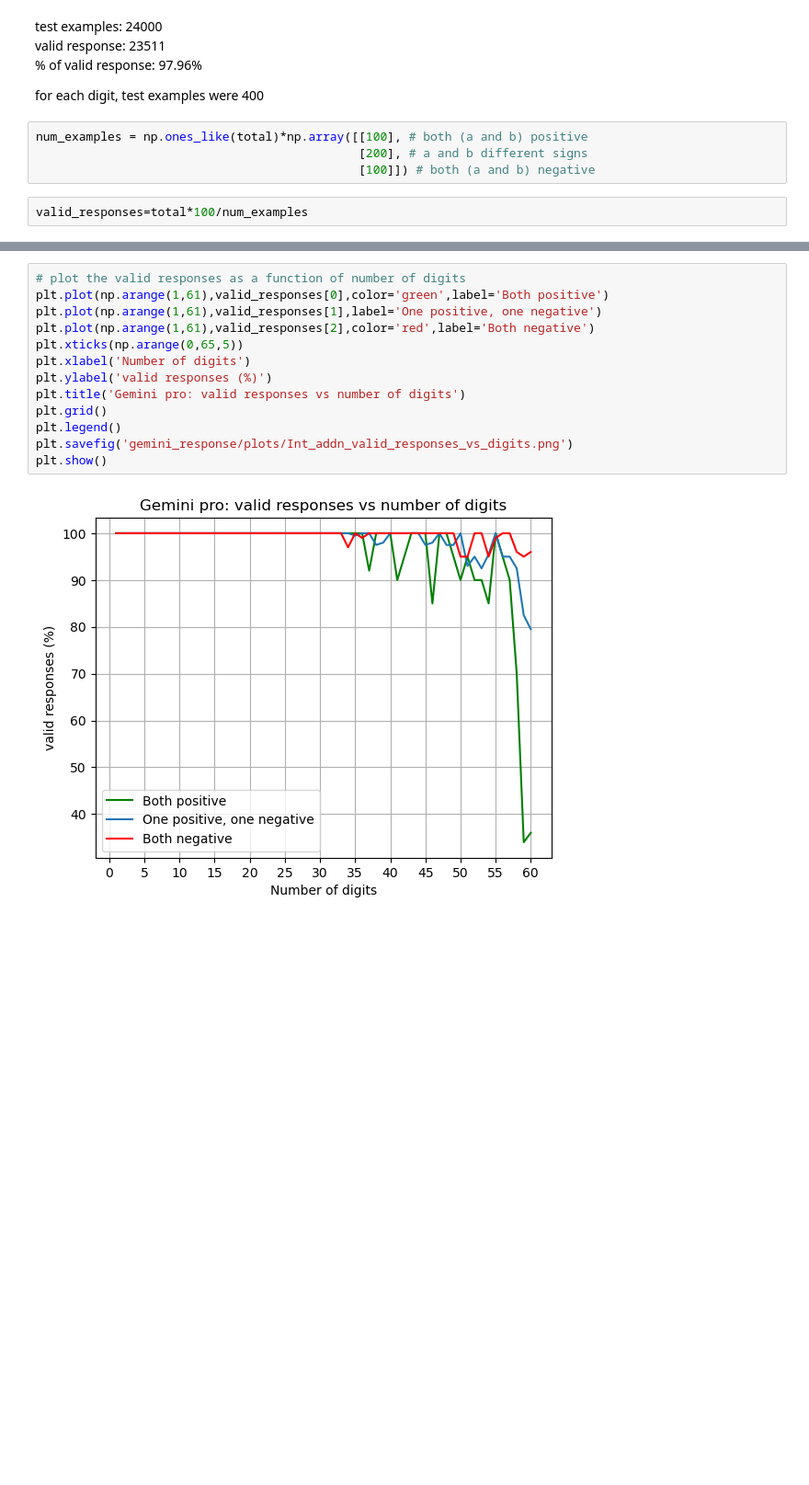
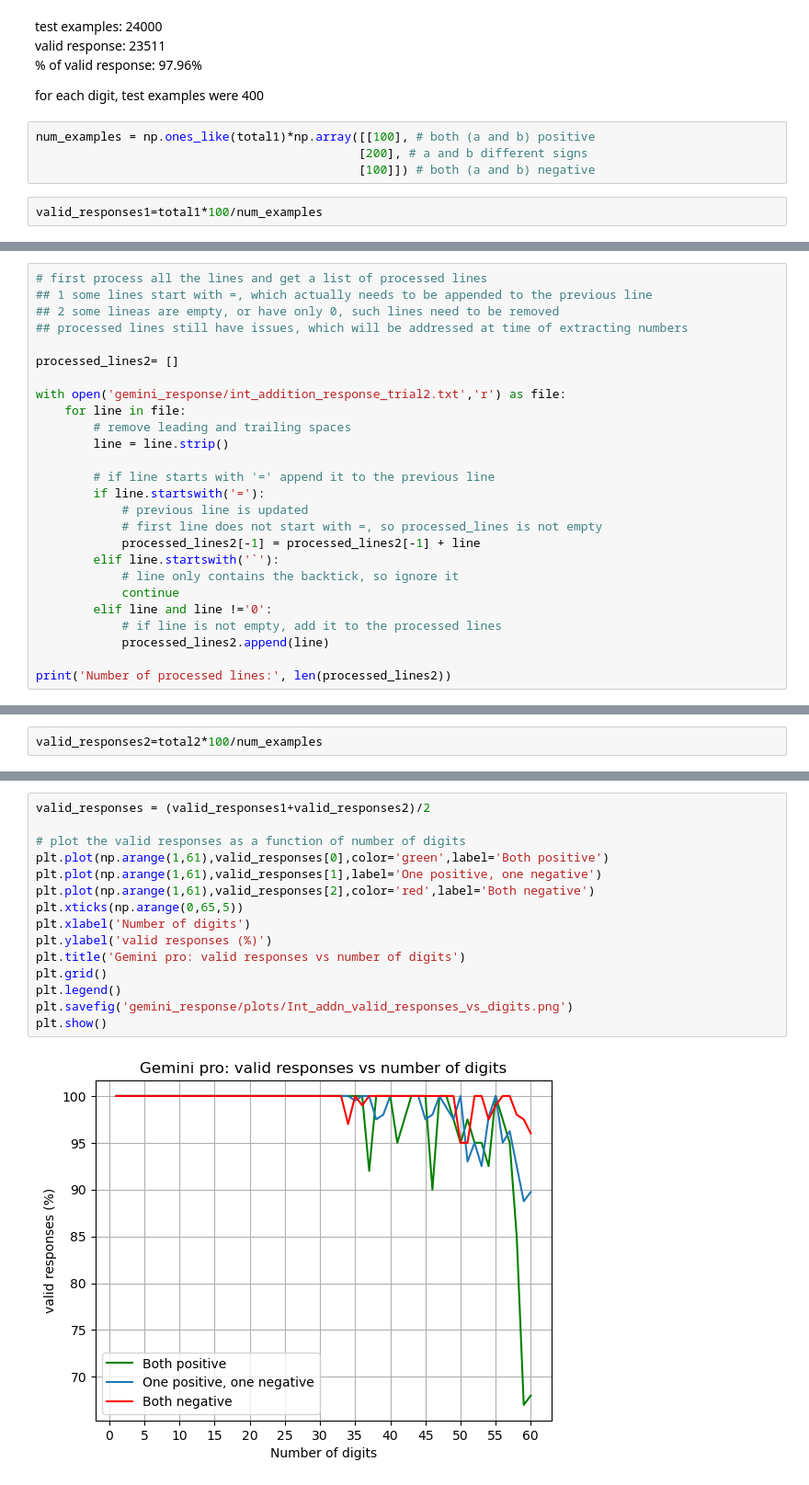
Before and after one commit to rushikeshpawar22581/NLP_project_EssentialNumberPropertiesForLMs, a Jupyter notebook: code/gemini_pro/eval_gemini_int_addn.ipynb, the cells around one changed output, grey strips where cells are left out. Shown at 92% size. Cells and saved outputs as stored; diff of their text form; blank space fills up the shorter version.

Commit message:
did 2 trials for int addn and took average, code plots , response updated

```diff
--- a/code/gemini_pro/eval_gemini_int_addn.ipynb
+++ b/code/gemini_pro/eval_gemini_int_addn.ipynb
@@ -169,8 +171,8 @@ valid response: 23511 <br>
 
 for each digit, test examples were 400 <br>
 # %%
-num_examples = np.ones_like(total)*np.array([[100], # both (a and b) positive
+num_examples = np.ones_like(total1)*np.array([[100], # both (a and b) positive
                                              [200], # a and b different signs
                                              [100]]) # both (a and b) negative
 # %%
-valid_responses=total*100/num_examples
+valid_responses1=total1*100/num_examples
@@ -176,0 +213,26 @@ valid_responses=total*100/num_examples
+# %%
+# first process all the lines and get a list of processed lines
+## 1 some lines start with =, which actually needs to be appended to the previous line
+## 2 some lineas are empty, or have only 0, such lines need to be removed
+## processed lines still have issues, which will be addressed at time of extracting numbers
+
+processed_lines2= []
+
+with open('gemini_response/int_addition_response_trial2.txt','r') as file:
+    for line in file:
+        # remove leading and trailing spaces
+        line = line.strip()
+
+        # if line starts with '=' append it to the previous line
+        if line.startswith('='):
+            # previous line is updated
+            # first line does not start with =, so processed_lines is not empty
+            processed_lines2[-1] = processed_lines2[-1] + line
+        elif line.startswith('`'):
+            # line only contains the backtick, so ignore it
+            continue
+        elif line and line !='0':
+            # if line is not empty, add it to the processed lines
+            processed_lines2.append(line)
+
+print('Number of processed lines:', len(processed_lines2))
@@ -176,0 +375,2 @@ valid_responses=total*100/num_examples
+# %%
+valid_responses2=total2*100/num_examples
@@ -177,16 +411,18 @@ valid_responses=total*100/num_examples
 # %%
+valid_responses = (valid_responses1+valid_responses2)/2
+
 # plot the valid responses as a function of number of digits
 plt.plot(np.arange(1,61),valid_responses[0],color='green',label='Both positive')
 plt.plot(np.arange(1,61),valid_responses[1],label='One positive, one negative')
 plt.plot(np.arange(1,61),valid_responses[2],color='red',label='Both negative')
 plt.xticks(np.arange(0,65,5))
 plt.xlabel('Number of digits')
 plt.ylabel('valid responses (%)')
 plt.title('Gemini pro: valid responses vs number of digits')
 plt.grid()
 plt.legend()
 plt.savefig('gemini_response/plots/Int_addn_valid_responses_vs_digits.png')
 plt.show()
 # %% [output]
-[figure, old version]
+[figure, new version]
 # %%
```
Also changed, not shown: parts of 19 cells of this notebook, 8 other files.
